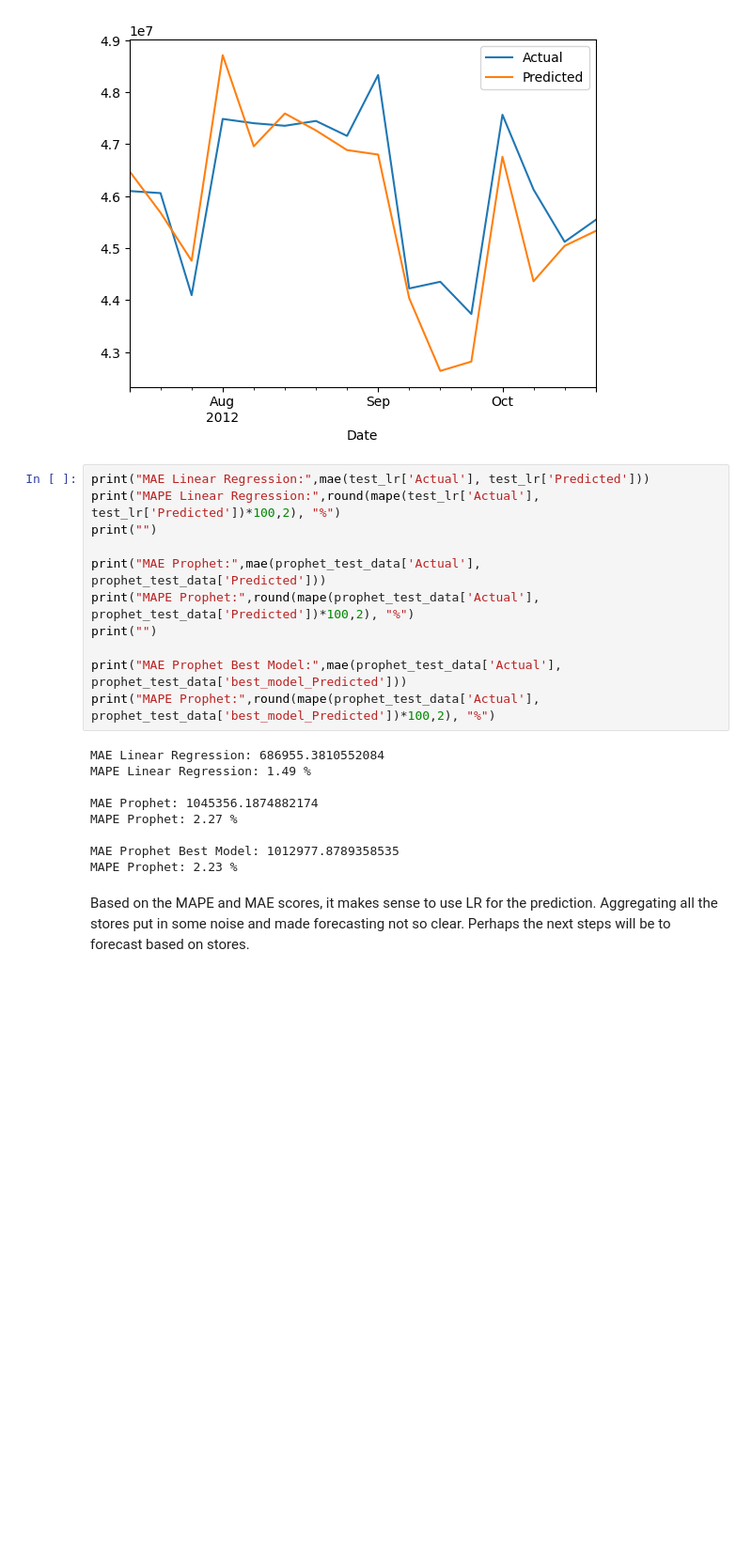
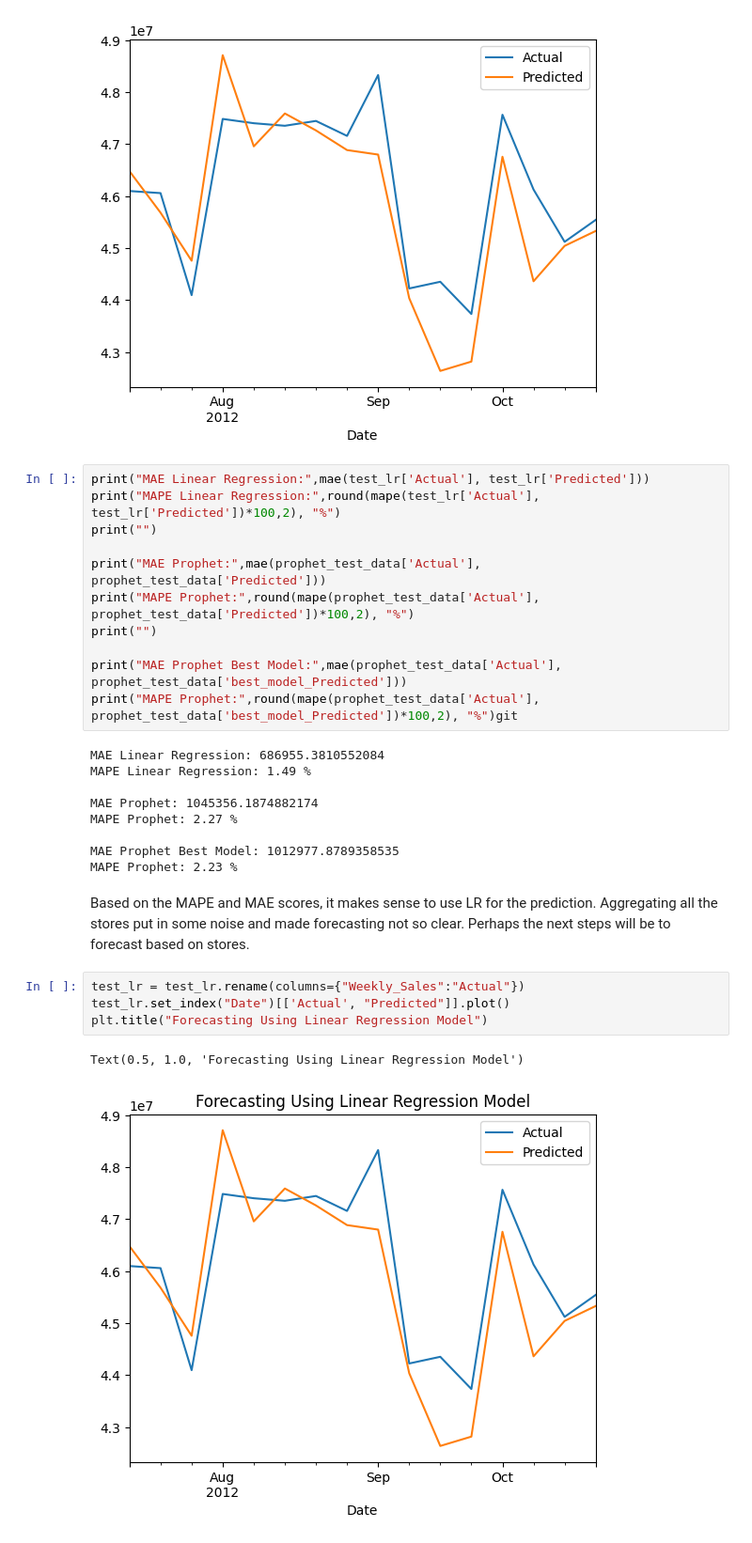
Before and after one commit to rick-a-commits/walmart_weekly_sales_forecasting, a Jupyter notebook: EDA & Models.ipynb, the cells around one changed output. Shown at 94% size. Saved outputs shown, nothing was run; the diff lists cells and outputs as text; blank space fills up the shorter version.

Commit message:
added LR forecasting plot to the end of the notebook

```diff
--- a/EDA & Models.ipynb
+++ b/EDA & Models.ipynb
@@ -501,7 +501,7 @@ print("MAPE Prophet:",round(mape(prophet_test_data['Actual'], prophet_test_data[
 print("")
 
 print("MAE Prophet Best Model:",mae(prophet_test_data['Actual'], prophet_test_data['best_model_Predicted']))
-print("MAPE Prophet:",round(mape(prophet_test_data['Actual'], prophet_test_data['best_model_Predicted'])*100,2), "%")
+print("MAPE Prophet:",round(mape(prophet_test_data['Actual'], prophet_test_data['best_model_Predicted'])*100,2), "%")git
 # %% [output]
 MAE Linear Regression: 686955.3810552084
 MAPE Linear Regression: 1.49 %
@@ -513,3 +513,10 @@ MAE Prophet Best Model: 1012977.8789358535
 MAPE Prophet: 2.23 %
 # %% [markdown]
 Based on the MAPE and MAE scores, it makes sense to use LR for the prediction. Aggregating all the stores put in some noise and made forecasting not so clear. Perhaps the next steps will be to forecast based on stores.
+# %%
+test_lr = test_lr.rename(columns={"Weekly_Sales":"Actual"})
+test_lr.set_index("Date")[['Actual', "Predicted"]].plot()
+plt.title("Forecasting Using Linear Regression Model")
+# %% [output]
+Text(0.5, 1.0, 'Forecasting Using Linear Regression Model')
+[figure, added]
```
